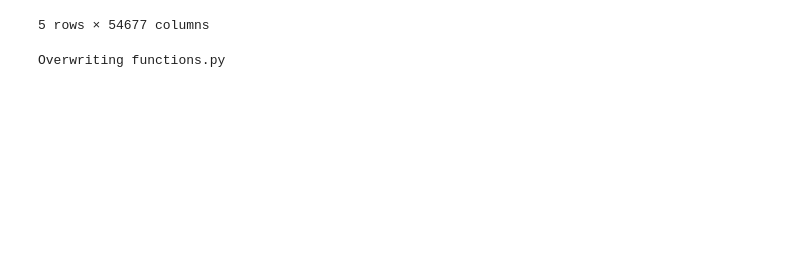
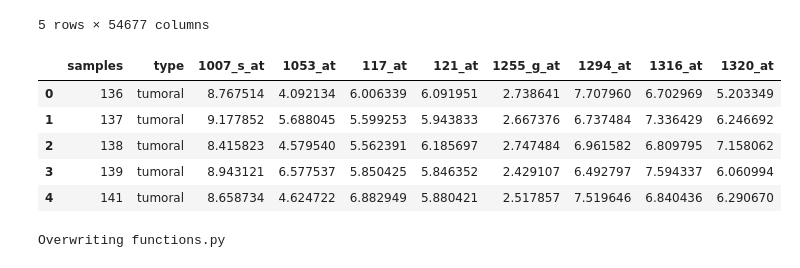
Before and after one commit to Natalia-Rodrigo/Mid_bootcam_project, a Jupyter notebook: notebooks/cleaning_functions.ipynb, the cells around one changed output. Saved outputs shown, nothing was run; the diff lists cells and outputs as text; code cells hidden in the pictures; blank space fills up the shorter version.

```diff
--- a/notebooks/cleaning_functions.ipynb
+++ b/notebooks/cleaning_functions.ipynb
@@ -10,6 +10,16 @@ main.head()
 | 3 | 139 | tumoral | 8.943121 | 6.577537 | 5.850425 | 5.846352 | 2.429107 | 6.492797 | 7.594337 | 6.060994 | ... | ... |
 | 4 | 141 | tumoral | 8.658734 | 4.624722 | 6.882949 | 5.880421 | 2.517857 | 7.519646 | 6.840436 | 6.290670 | ... | ... |
 5 rows × 54677 columns
+# %%
+lim_main = main[main.columns[:10]]
+lim_main.head()
+# %% [output]
+|  | samples | type | 1007_s_at | 1053_at | 117_at | 121_at | 1255_g_at | 1294_at | 1316_at | 1320_at |
+| 0 | 136 | tumoral | 8.767514 | 4.092134 | 6.006339 | 6.091951 | 2.738641 | 7.707960 | 6.702969 | 5.203349 |
+| 1 | 137 | tumoral | 9.177852 | 5.688045 | 5.599253 | 5.943833 | 2.667376 | 6.737484 | 7.336429 | 6.246692 |
+| 2 | 138 | tumoral | 8.415823 | 4.579540 | 5.562391 | 6.185697 | 2.747484 | 6.961582 | 6.809795 | 7.158062 |
+| 3 | 139 | tumoral | 8.943121 | 6.577537 | 5.850425 | 5.846352 | 2.429107 | 6.492797 | 7.594337 | 6.060994 |
+| 4 | 141 | tumoral | 8.658734 | 4.624722 | 6.882949 | 5.880421 | 2.517857 | 7.519646 | 6.840436 | 6.290670 |
 # %%
 %%writefile functions.py
 
```
Also changed, not shown: parts of 11 cells of this notebook, 1 other file.
